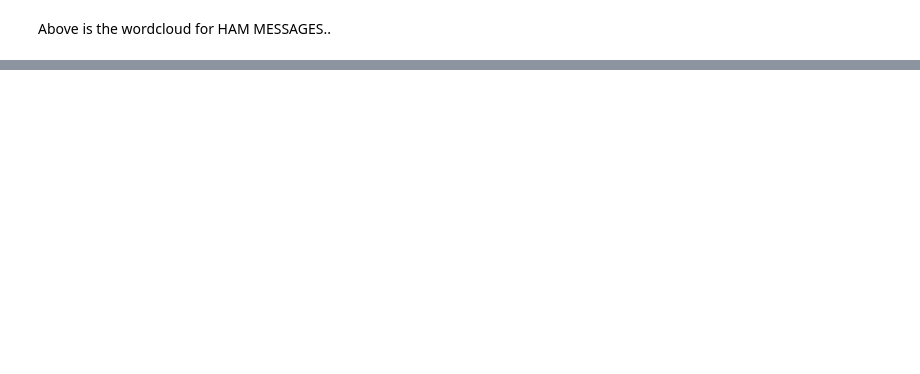
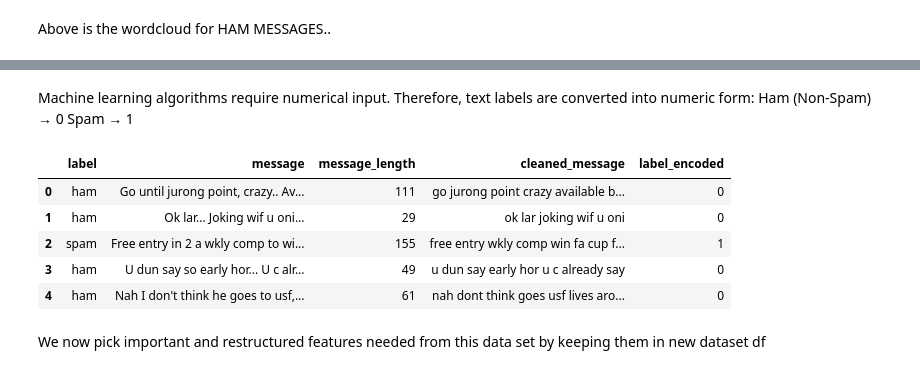
Before and after one commit to LegendSeyi/Support-Vector-Machine-ML-project, a Jupyter notebook: Group_G_SVM_ML.ipynb, the cells around one changed output, grey strips where cells are left out. Saved outputs shown, nothing was run; the diff lists cells and outputs as text; code cells hidden in the pictures; blank space fills up the shorter version.

```diff
--- a/Group_G_SVM_ML.ipynb
+++ b/Group_G_SVM_ML.ipynb
@@ -252,0 +257,5 @@ Above is the wordcloud for HAM MESSAGES..
+# %%
+from sklearn.preprocessing import LabelEncoder
+
+le = LabelEncoder()
+data['label_encoded'] = le.fit_transform(data['label'])
@@ -252,0 +279,14 @@ Above is the wordcloud for HAM MESSAGES..
+# %% [markdown]
+Machine learning algorithms require numerical input.
+Therefore, text labels are converted into numeric form: Ham (Non-Spam) → 0 Spam → 1
+# %%
+data.head()
+# %% [output]
+|  | label | message | message_length | cleaned_message | label_encoded |
+| 0 | ham | Go until jurong point, crazy.. Av... | 111 | go jurong point crazy available b... | 0 |
+| 1 | ham | Ok lar... Joking wif u oni... | 29 | ok lar joking wif u oni | 0 |
+| 2 | spam | Free entry in 2 a wkly comp to wi... | 155 | free entry wkly comp win fa cup f... | 1 |
+| 3 | ham | U dun say so early hor... U c alr... | 49 | u dun say early hor u c already say | 0 |
+| 4 | ham | Nah I don't think he goes to usf,... | 61 | nah dont think goes usf lives aro... | 0 |
+# %% [markdown]
+We now pick important and restructured features needed from this data set by keeping them in new dataset df
```
Also changed, not shown: parts of 22 cells of this notebook.
